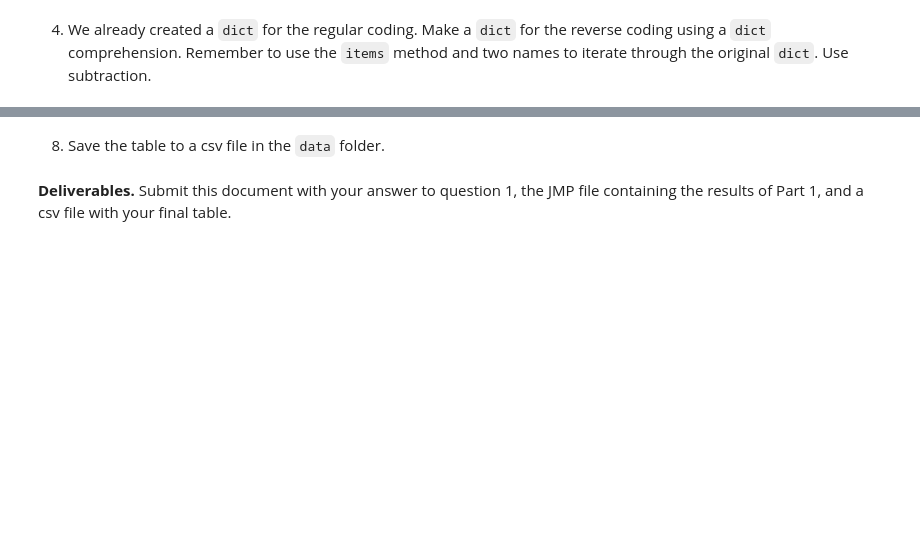
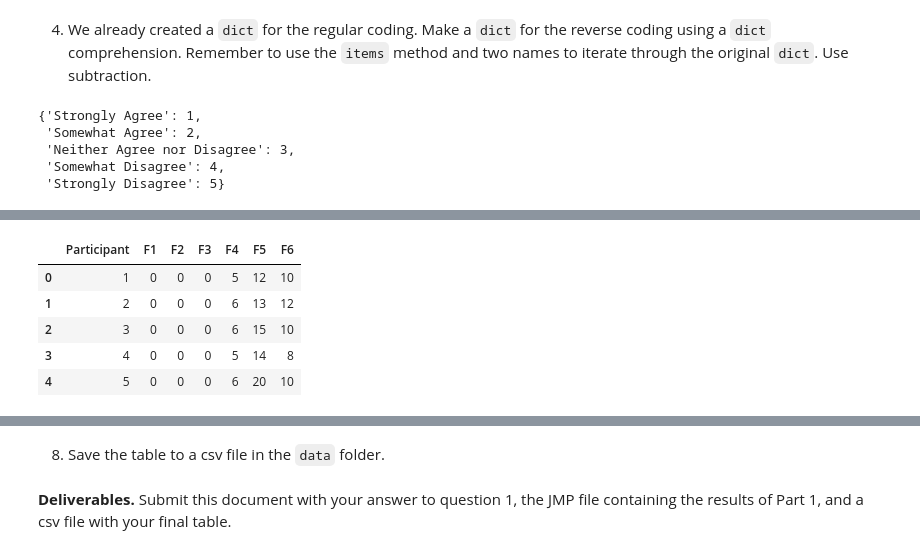
Before and after one commit to mclellanw00/act3_2_recoding_and_aggregating_survey_data, a Jupyter notebook: act3_2_recoding_survey_data.ipynb, the cells around one changed output, grey strips where cells are left out. Drawn from its saved outputs; the diff is of its cells as text; code cells hidden in the pictures; blank space fills up the shorter version.

```diff
--- a/act3_2_recoding_survey_data.ipynb
+++ b/act3_2_recoding_survey_data.ipynb
@@ -270,3 +270,7 @@ coding are available in the file **ReverseCodingItems.csv**.
 **Note.** I have prototyped this process in JMP and have provided screenshots of the resulting tables as a guide.
 # %% [markdown]
 1.  Read in the `ReverseCodingItems.csv` file.  Note that the names in the `"Column Name"` column contain `"."`s.  Fix this, then look at the questions that need reverse coding and explain why it makes sense to reverse the coding on these items.
+# %%
+reverse = (pd.read_csv('./data/ReverseCodingItems.csv')
+           >> mutate (Question = X['Column Name'].str.replace('.','_')))
+reverse.head(5)
@@ -297,6 +321,7 @@ Start by copying and adding to the pipe from the previous cell. In practice, you
 I want to verify that you are following this practice, which is why we will be copying our previous code to the next step
 # %%
 # Copy your last pipe and edit the code here
+regular_recode = {'Strongly Agree':5, 'Somewhat Agree': 4, 'Neither Agree nor Disagree': 3, 'Somewhat Disagree':2, 'Strongly Disagree':1}
 # %% [markdown]
 4.   We already created a `dict` for the regular coding.  Make a `dict` for the reverse coding using a `dict` comprehension.  Remember to use the `items` method and two names to iterate through the original `dict`.  Use subtraction.
 # %%
@@ -304,3 +330,12 @@ I want to verify that you are following this practice, which is why we will be c
+# %%
+rev_coding = {resp:6 - score for resp, score in regular_recode.items()}
+rev_coding
+# %% [output]
+{'Strongly Agree': 1,
+ 'Somewhat Agree': 2,
+ 'Neither Agree nor Disagree': 3,
+ 'Somewhat Disagree': 4,
+ 'Strongly Disagree': 5}
 # %% [markdown]
 5.   Next we need to make a column with the question type.  For example, all questions that start with `F1`, like `F1` and `F1_1`, need to be coded as `F1`.  Add a `mutate` to create this column using one of the string transformations (extract, split, etc.) from this module.
 
@@ -309,6 +344,29 @@ I want to verify that you are following this practice, which is why we will be c
 > alt="../../../../Desktop/Screen%20Shot%202018-03-22%20at%201.45.03%20" />
 # %%
 # Copy your last pipe and edit the code here
+from more_dfply import ifelse
+
+(survey
+ >> gather('Question','Response', columns_from('F1'))
+ >> left_join(reverse, by='Question')
+ >> drop ('Construct', 'Question # on Qualtrics Survey', 'Column Name')
+ >> mutate(question_type = (X.Question.str.split('_').str.get(0)),
+           coded_value = ifelse(X['Needs Reverse Coding?']=="Yes",
+                                 X.Response.map(rev_coding),
+                                 X.Response.map(reg_recode),
+                                 ).astype('Int64'))
+ >> group_by(X.ID,X.question_type)
+ >> summarise(total_coded_value = X.coded_value.sum())
+ >> spread(X.question_type,X.total_coded_value)
+ >> rename(Participant = 'ID')
+ >> head)
+# %% [output]
+|  | Participant | F1 | F2 | F3 | F4 | F5 | F6 |
+| 0 | 1 | 0 | 0 | 0 | 5 | 12 | 10 |
+| 1 | 2 | 0 | 0 | 0 | 6 | 13 | 12 |
+| 2 | 3 | 0 | 0 | 0 | 6 | 15 | 10 |
+| 3 | 4 | 0 | 0 | 0 | 5 | 14 | 8 |
+| 4 | 5 | 0 | 0 | 0 | 6 | 20 | 10 |
 # %% [markdown]
 6.  Make a new column by *Recoding* the Question Types to *F1, F2, …,
     F6.* based on the `Question Type`. **Hint:** You might want to use the `dfply.ifelse`.
```
Also changed, not shown: parts of 4 cells of this notebook.
